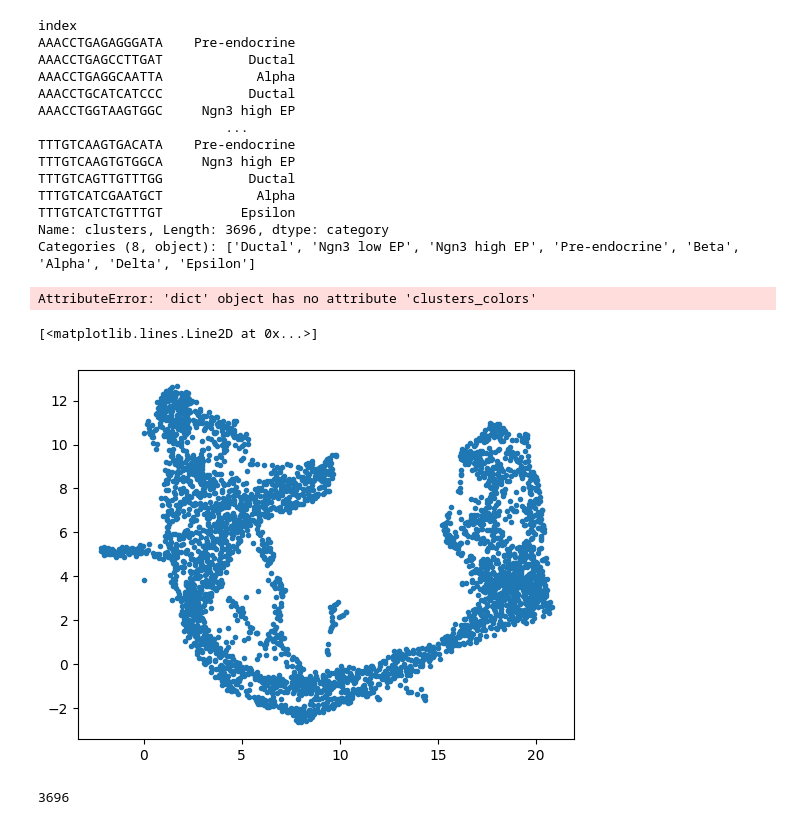
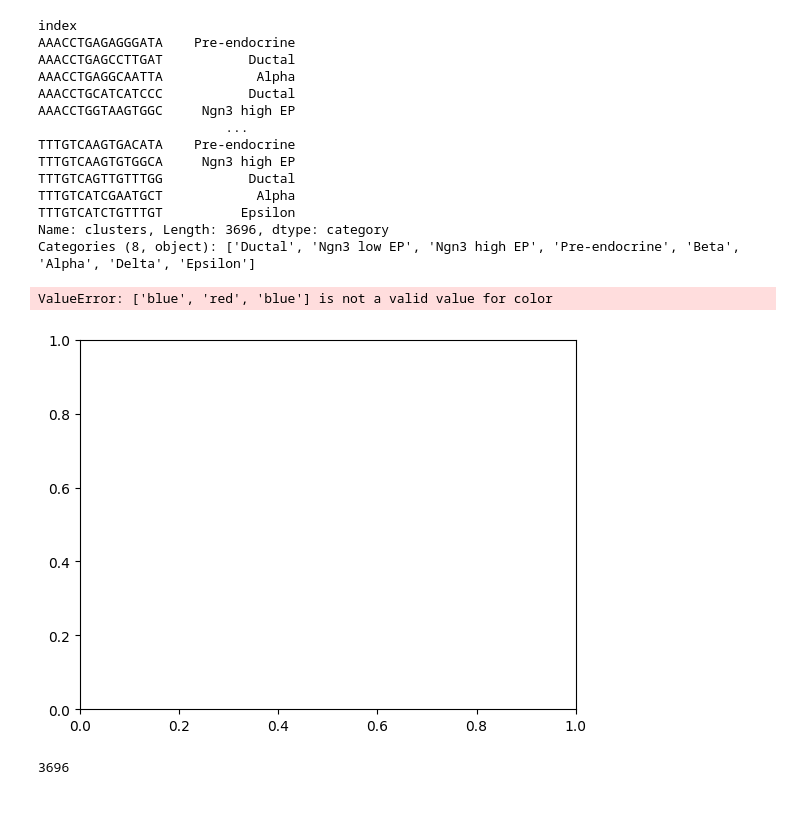
Before and after one commit to Fkrgl/scTransformer, a Jupyter notebook: src/scvelo-pancreatic_endocrinogenesis.ipynb, the cells around one changed output. Drawn from its saved outputs; the diff is of its cells as text; code cells hidden in the pictures.

```diff
--- a/src/scvelo-pancreatic_endocrinogenesis.ipynb
+++ b/src/scvelo-pancreatic_endocrinogenesis.ipynb
@@ -34,15 +110,11 @@ TTTGTCATCGAATGCT            Alpha
 TTTGTCATCTGTTTGT          Epsilon
 Name: clusters, Length: 3696, dtype: category
 Categories (8, object): ['Ductal', 'Ngn3 low EP', 'Ngn3 high EP', 'Pre-endocrine', 'Beta', 'Alpha', 'Delta', 'Epsilon']
-# %%
-anndata.uns.clusters_colors
-# %% [output]
-AttributeError: 'dict' object has no attribute 'clusters_colors'
-# %%
-plt.plot(umap[:,0], umap[:,1], '.')
-# %% [output]
-[<matplotlib.lines.Line2D at 0x...>]
-[figure, removed]
+# %%
+plt.plot([1,1,1], [1,2,3], '.', color=['blue', 'red', 'blue'])
+# %% [output]
+ValueError: ['blue', 'red', 'blue'] is not a valid value for color
+[figure, added]
 # %%
 anndata.shape[0]
 # %% [output]
```
Also changed, not shown: parts of 6 cells of this notebook, 6 other files.
